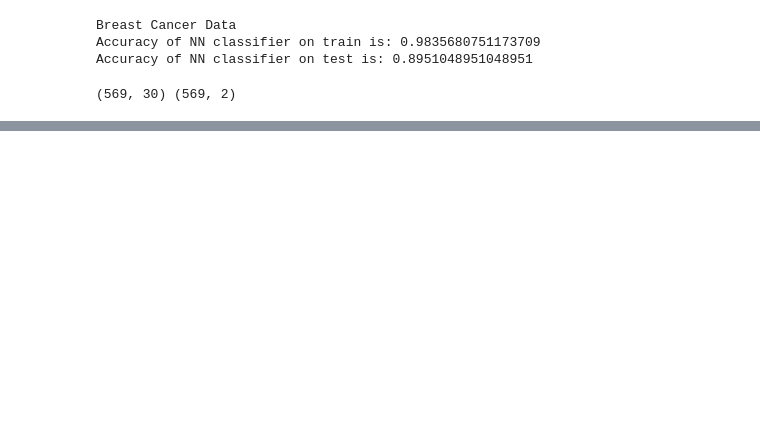
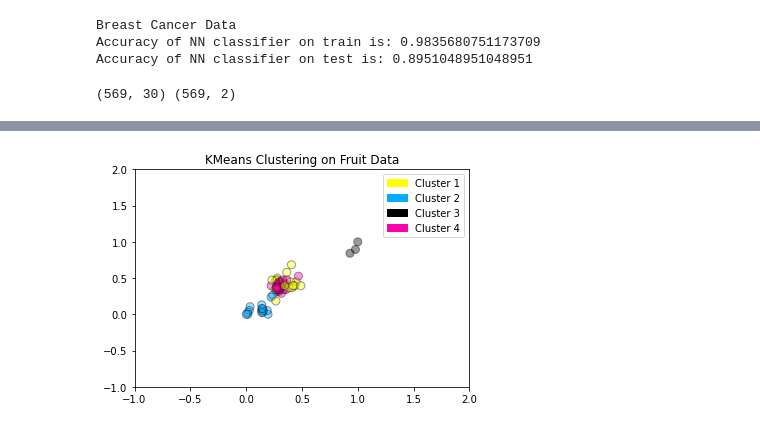
Before and after one commit to tolu36/Mini-projects, a Jupyter notebook: modelling.ipynb, the cells around one changed output, grey strips where cells are left out. Saved outputs shown, nothing was run; the diff lists cells and outputs as text; code cells hidden in the pictures; blank space fills up the shorter version.

```diff
--- a/modelling.ipynb
+++ b/modelling.ipynb
@@ -1605,0 +1648,13 @@ Text(0.5, 1.0, 'Breast Cancer PCA (n_components = 2)')
+# %%
+# applying kmeans to the fruits dataset
+feature_names_fruits = ['height', 'width', 'mass', 'color_score']
+X = fruit_df[['mass','width','height', 'color_score']]
+y = (fruit_df[['fruit_label']]-1).to_numpy()
+X_norm= MinMaxScaler().fit_transform(X)
+
+cl=KMeans(n_clusters=4, random_state=0)
+cl.fit(X_norm)
+title='KMeans Clustering on Fruit Data'
+plot_labelled_scatter(X_norm,cl.labels_, ['Cluster 1','Cluster 2','Cluster 3','Cluster 4'], title)
+# %% [output]
+[figure, added]
```
Also changed, not shown: parts of 15 cells of this notebook.
